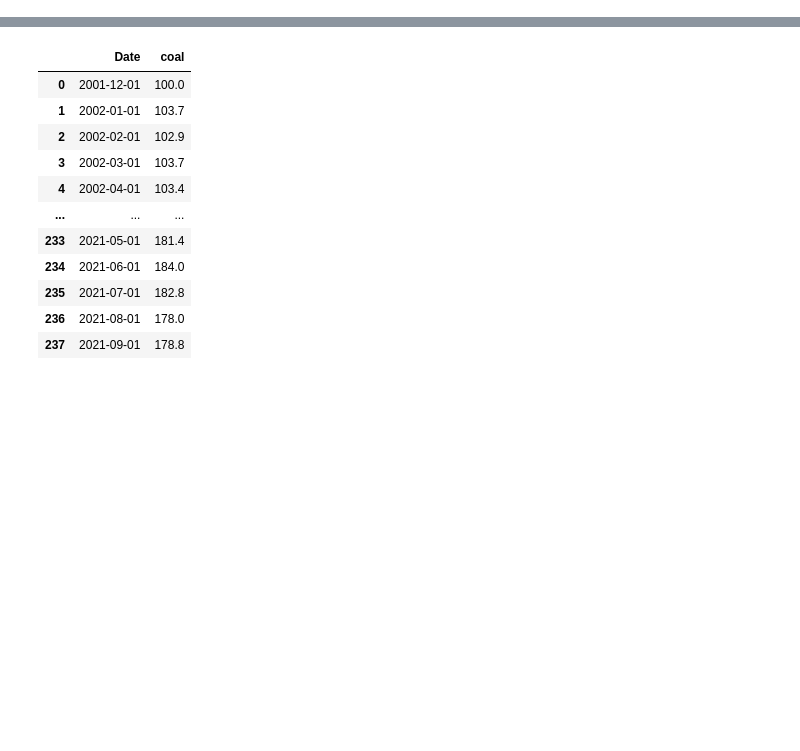
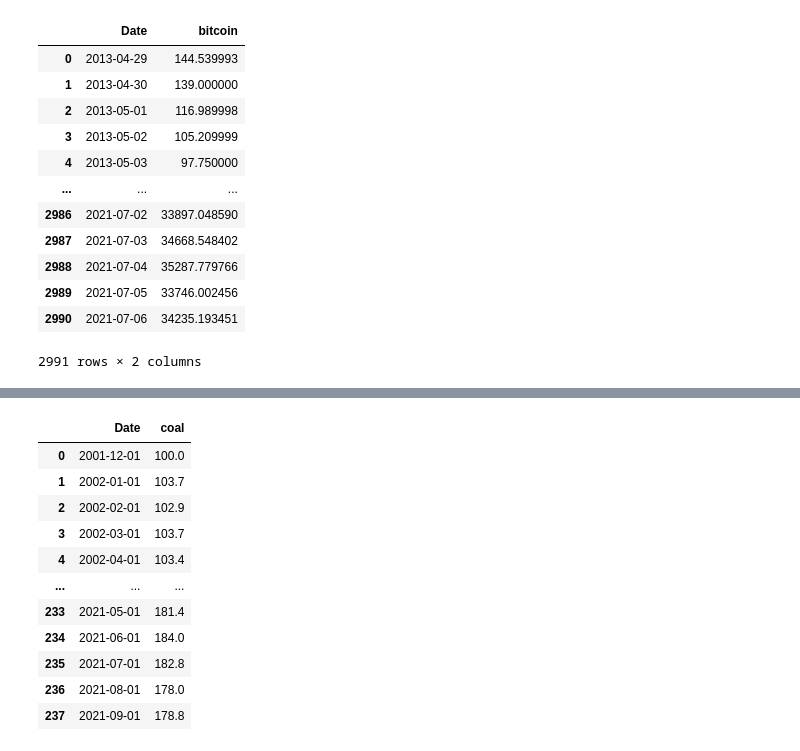
Before and after one commit to shermeenajani/Project-1-EDA, a Jupyter notebook: PullData.ipynb, the cells around one changed output, grey strips where cells are left out. Cells and saved outputs as stored; diff of their text form; code cells hidden in the pictures; blank space fills up the shorter version.

```diff
--- a/PullData.ipynb
+++ b/PullData.ipynb
@@ -9,13 +9,28 @@ from scipy.stats import linregress
 # %%
 #Bitcoin historical price data sourced from Kaggle.com
 #Read data into csv
 #Strip out just the date and closing price columns
 #Rename Close to bitcoin in preparation for join later
 #Keep only YYYY-MM-DD portion of date so it matches other datasources
 bitcoin_df = pd.read_csv("Input_data/coin_Bitcoin.csv")
 bitcoin_df = bitcoin_df[["Date", "Close"]]
 bitcoin_df.rename({"Close": 'bitcoin'}, axis=1, inplace=True)
 bitcoin_df["Date"] = bitcoin_df["Date"].str[:10]
+bitcoin_df
+# %% [output]
+|  | Date | bitcoin |
+| 0 | 2013-04-29 | 144.539993 |
+| 1 | 2013-04-30 | 139.000000 |
+| 2 | 2013-05-01 | 116.989998 |
+| 3 | 2013-05-02 | 105.209999 |
+| 4 | 2013-05-03 | 97.750000 |
+| ... | ... | ... |
+| 2986 | 2021-07-02 | 33897.048590 |
+| 2987 | 2021-07-03 | 34668.548402 |
+| 2988 | 2021-07-04 | 35287.779766 |
+| 2989 | 2021-07-05 | 33746.002456 |
+| 2990 | 2021-07-06 | 34235.193451 |
+2991 rows × 2 columns
 # %%
 #Dogecoin historical price data sourced from Kaggle.com
 #Read data into csv
```
Also changed, not shown: parts of 4 cells of this notebook, 8 other files.
